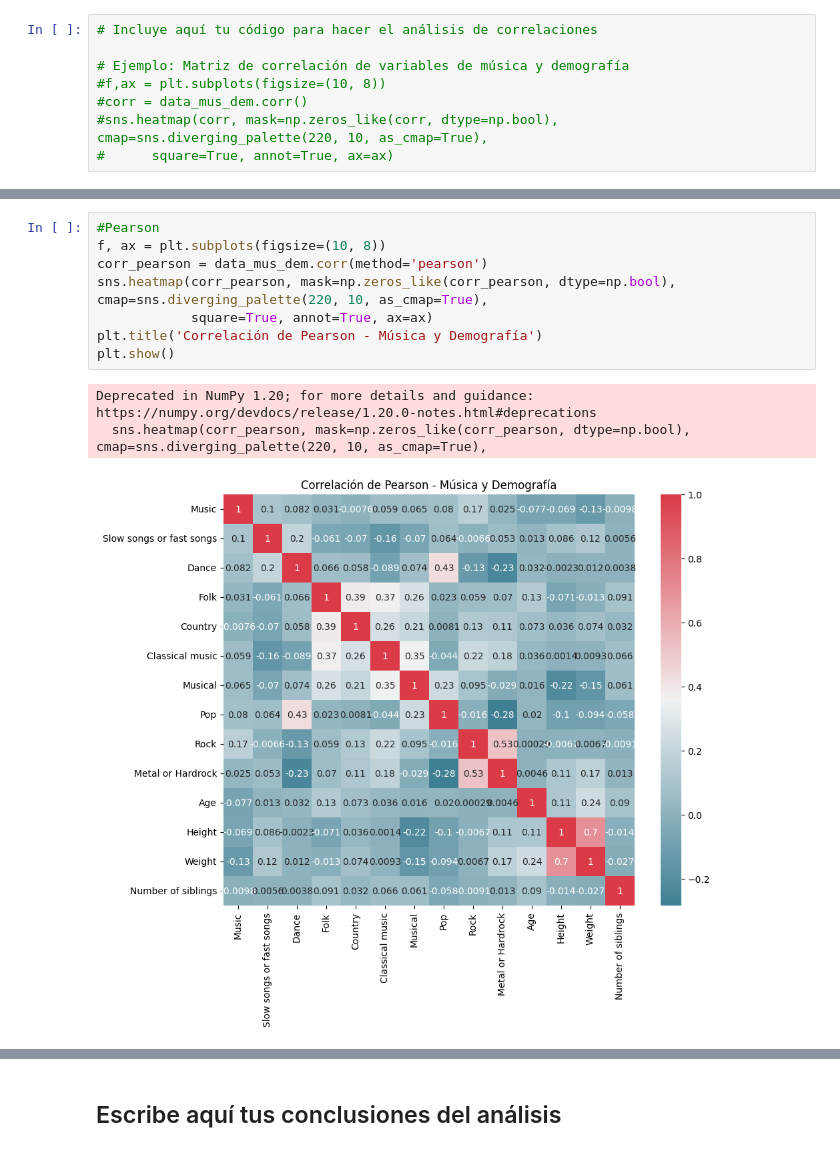
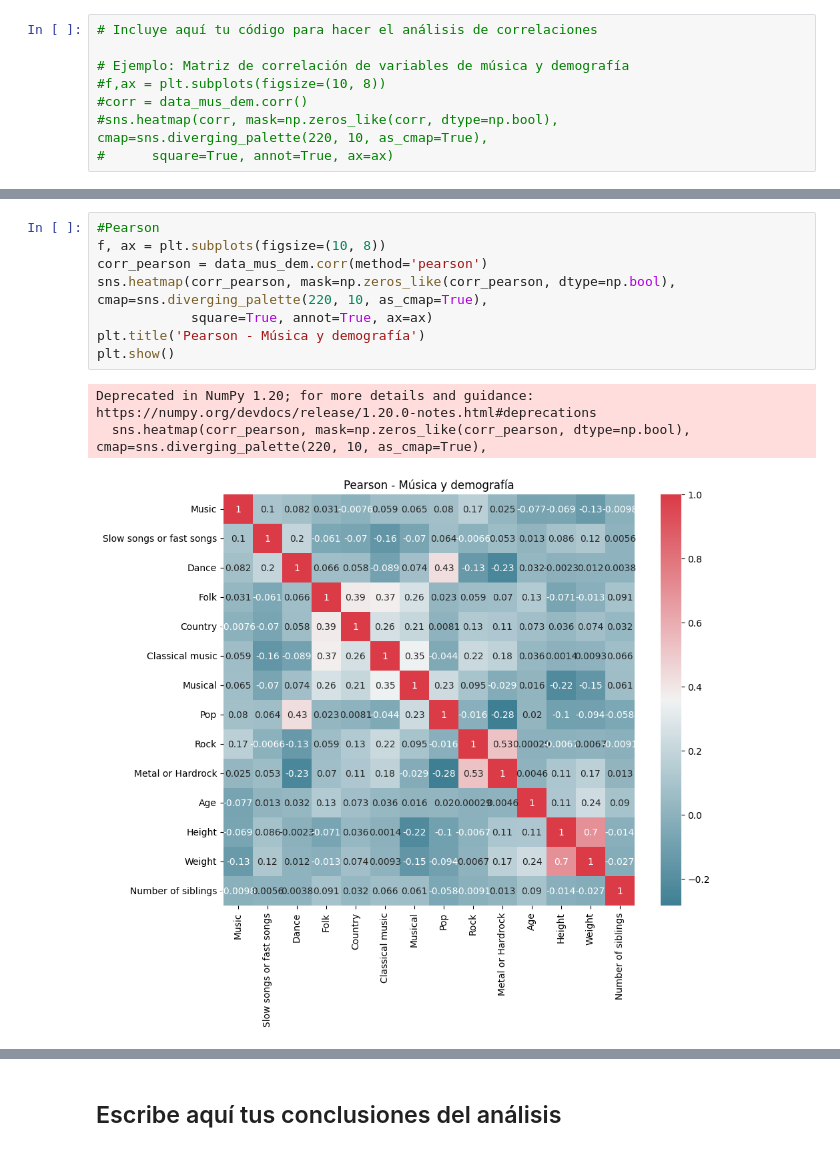
Before and after one commit to ullola17/BigData, a Jupyter notebook: Act9EjercicioCorrelacion.ipynb, the cells around one changed output, grey strips where cells are left out. Cells and saved outputs as stored; diff of their text form.

```diff
--- a/Act9EjercicioCorrelacion.ipynb
+++ b/Act9EjercicioCorrelacion.ipynb
@@ -358,15 +358,15 @@ Deprecated in NumPy 1.20; for more details and guidance: https://numpy.org/devdo
 # %%
 #Pearson
 f, ax = plt.subplots(figsize=(10, 8))
 corr_pearson = data_mus_dem.corr(method='pearson')
 sns.heatmap(corr_pearson, mask=np.zeros_like(corr_pearson, dtype=np.bool), cmap=sns.diverging_palette(220, 10, as_cmap=True),
             square=True, annot=True, ax=ax)
-plt.title('Correlación de Pearson - Música y Demografía')
+plt.title('Pearson - Música y demografía')
 plt.show()
 # %% [output]
 Deprecated in NumPy 1.20; for more details and guidance: https://numpy.org/devdocs/release/1.20.0-notes.html#deprecations
   sns.heatmap(corr_pearson, mask=np.zeros_like(corr_pearson, dtype=np.bool), cmap=sns.diverging_palette(220, 10, as_cmap=True),
-[figure, old version]
+[figure, new version]
 # %%
 #Kendall's
 f, ax = plt.subplots(figsize=(10, 8))
```
Also changed, not shown: parts of 2 cells of this notebook.
